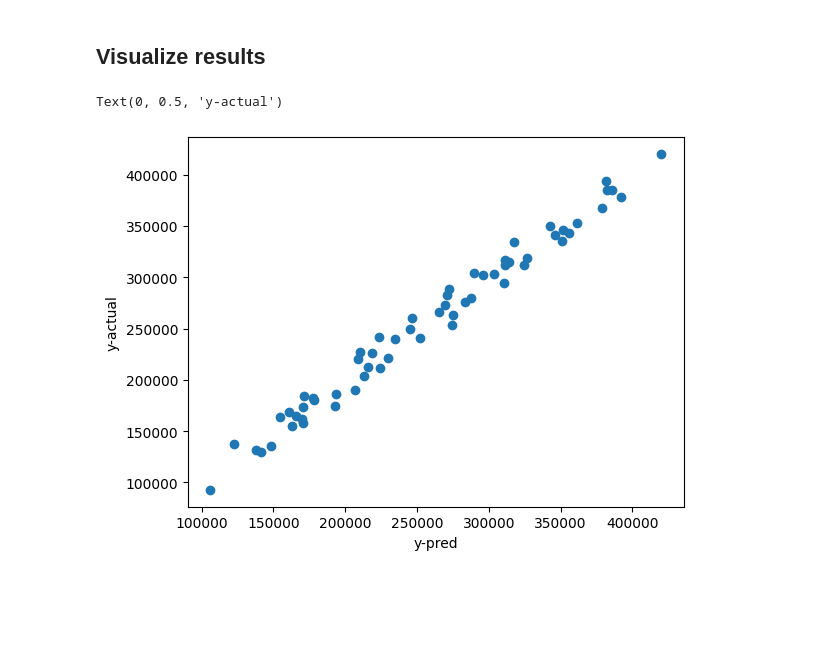
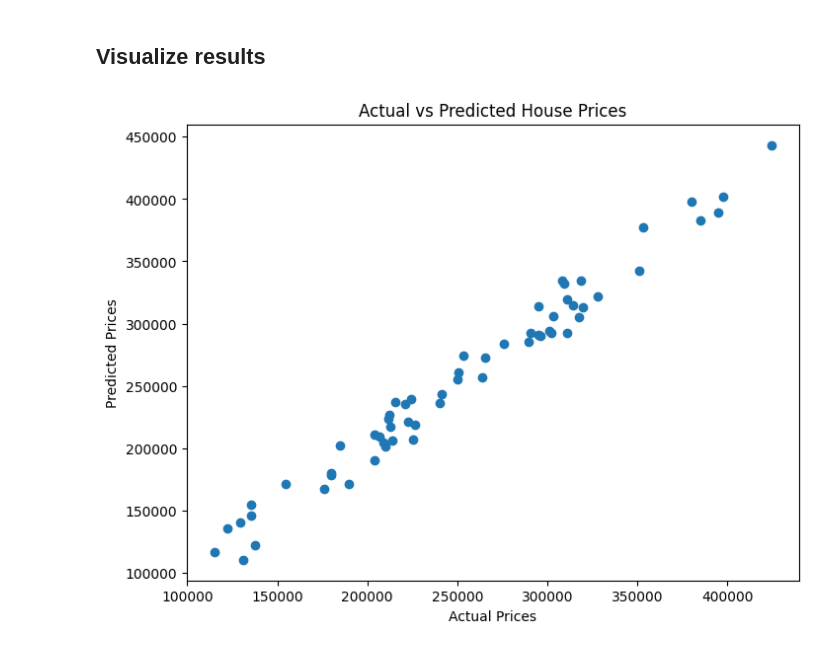
Before and after one commit to Sarth00718/RL-FL, a Jupyter notebook: FL/p1_simple_lr.ipynb, the cells around one changed output. Cells and saved outputs as stored; diff of their text form; code cells hidden in the pictures; blank space fills up the shorter version.

```diff
--- a/FL/p1_simple_lr.ipynb
+++ b/FL/p1_simple_lr.ipynb
@@ -61,14 +76,20 @@ memory usage: 23.6 KB
 # %% [markdown]
 ## Prepare X and y
 # %%
-X = np.array(df[['OverallQual', 'GrLivArea', 'GarageCars', 'TotalBsmtSF', 'YearBuilt', 'FullBath', 'LotArea', 'BedroomAbvGr']])
-y = np.array(df['SalePrice'])
+X = df[['OverallQual', 'GrLivArea', 'GarageCars', 'TotalBsmtSF',
+        'YearBuilt', 'FullBath', 'LotArea', 'BedroomAbvGr']]
+
+y = df['SalePrice']
 # %% [markdown]
 ## Split-train and test data
 # %%
-X_train, X_test, y_train, y_test = train_test_split(X, y, test_size = 0.20)
+X_train, X_test, y_train, y_test = train_test_split(
+    X, y, test_size=0.20, random_state=42
+)
 # %% [markdown]
 ## Train the model
 # %%
-reg = LinearRegression()
-model = reg.fit(X_train, y_train)
+model = LinearRegression()
+model.fit(X_train, y_train)
+
+print("\nModel Training Completed")
@@ -96,9 +135,11 @@ MAE: 9126.552091883941 MSE: 112141682.71609433 RMSE: 112141682.71609433 R^2 0.98
 # %% [markdown]
 ## Visualize results
 # %%
-plt.scatter(y_pred, y_test)
-plt.xlabel('y-pred')
-plt.ylabel('y-actual')
+plt.figure(figsize=(8,6))
+plt.scatter(y_test, y_pred)
+plt.xlabel("Actual Prices")
+plt.ylabel("Predicted Prices")
+plt.title("Actual vs Predicted House Prices")
+plt.show()
 # %% [output]
-Text(0, 0.5, 'y-actual')
-[figure, old version]
+[figure, new version]
```
Also changed, not shown: parts of 8 cells of this notebook, 10 other files.
